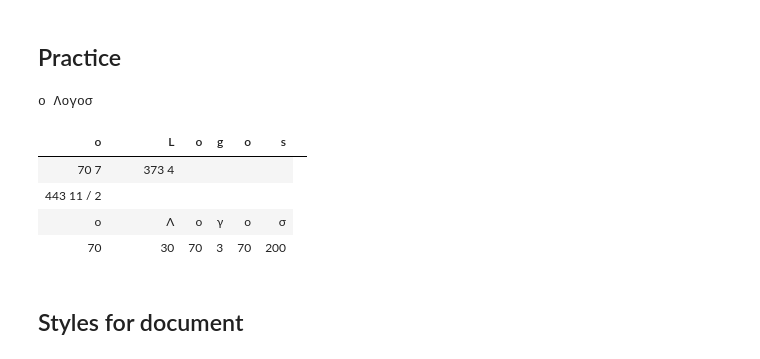
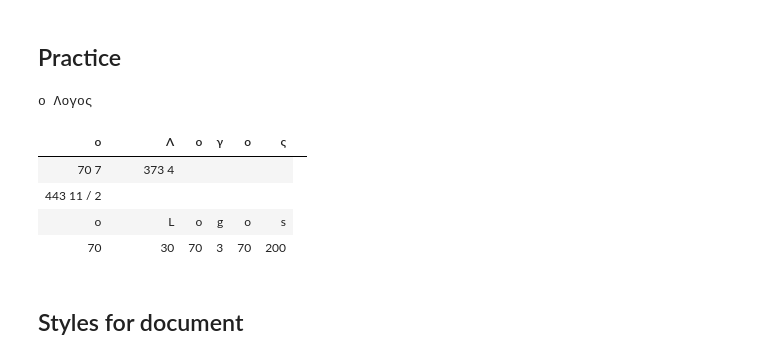
Before and after one commit to markomanninen/isopsephy, a Jupyter notebook: Introduction to isopsephy.ipynb, the cells around one changed output. Drawn from its saved outputs; the diff is of its cells as text; code cells hidden in the pictures.

```diff
--- a/Introduction to isopsephy.ipynb
+++ b/Introduction to isopsephy.ipynb
@@ -9,13 +9,13 @@
 # %%
 import isopsephy
 # %%
-isopsephy.print_char_table("ο Λογος")
+isopsephy.char_table("ο Λογος")
 # %% [output]
-ο Λογοσ
+ο Λογος
-| o |  |  | L | o | g | o | s |
+| ο |  |  | Λ | ο | γ | ο | ς |
 | 70 7 |  |  | 373 4 |  |  |  |  |
 | 443 11 / 2 |  |  |  |  |  |  |  |  |
-| ο |  |  | Λ | ο | γ | ο | σ |
+| o |  |  | L | o | g | o | s |
 | 70 |  |  | 30 | 70 | 3 | 70 | 200 |
 # %% [markdown]
 ## Styles for document
```
Also changed, not shown: parts of 4 cells of this notebook, 7 other files.
